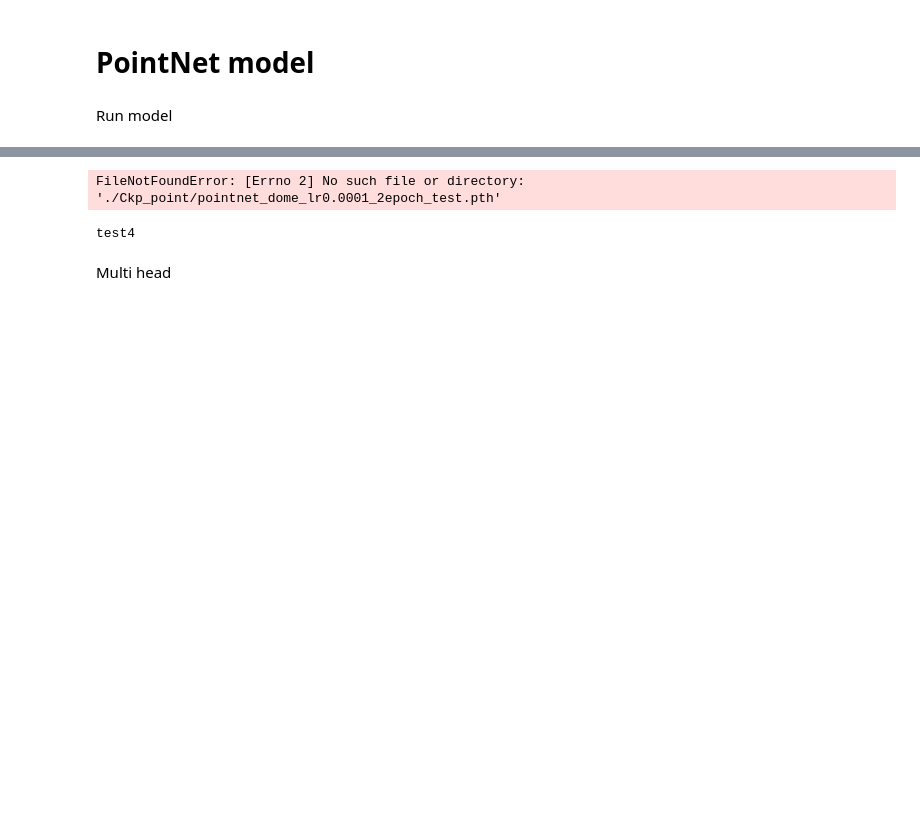
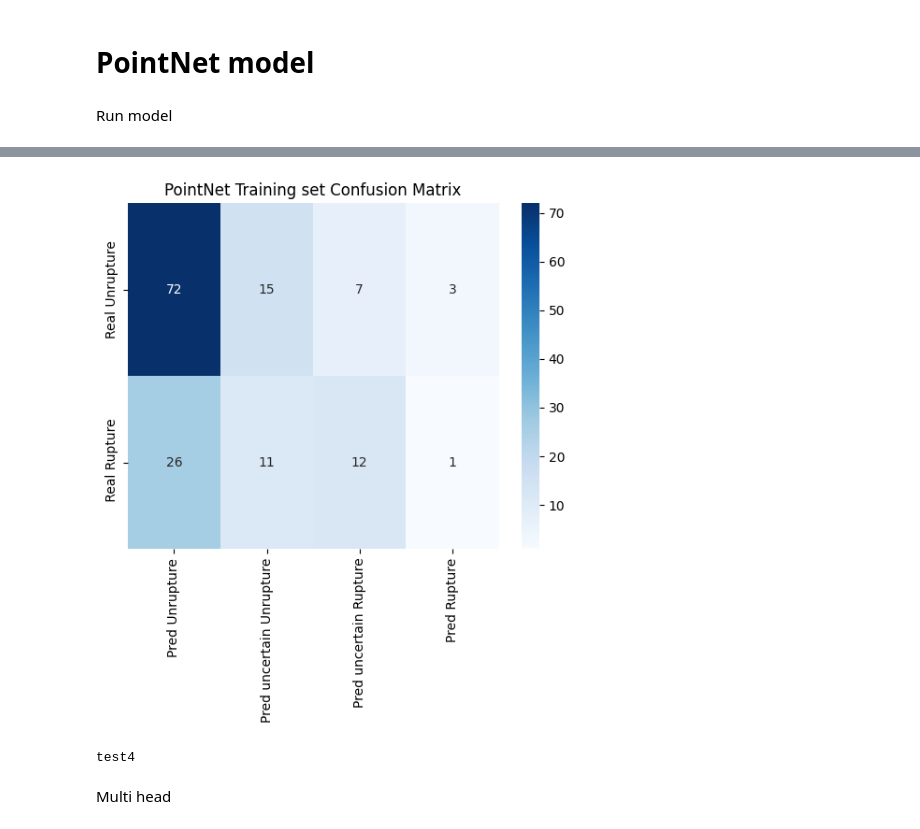
Before and after one commit to eulershadow/Wenjie_Zhang_Msc_project, a Jupyter notebook: code/Point_net_dome.ipynb, the cells around one changed output, grey strips where cells are left out. Cells and saved outputs as stored; diff of their text form; code cells hidden in the pictures; blank space fills up the shorter version.

```diff
--- a/code/Point_net_dome.ipynb
+++ b/code/Point_net_dome.ipynb
@@ -416,2 +548,40 @@ valid_loader = torch.utils.data.DataLoader(
+# %%
+from torch.utils.data import Subset
+torch.manual_seed(30)
+train_size = int(len(Aneux_Dataset) * 0.8) # 80% training data
+valid_size = len(Aneux_Dataset) - train_size
+train_data, valid_data = random_split(Aneux_Dataset, [train_size, valid_size])
+
+# indices_label_0 = torch.where(Aneux_Dataset.label == 0)[0]
+# indices_label_1 = torch.where(Aneux_Dataset.label == 1)[0]
+
+
+# label_0_rand = torch.randperm(len(indices_label_0))
+# label_1_rand = torch.randperm(len(indices_label_1))
+
+# train_indices = torch.cat((indices_label_0[torch.randperm(len(indices_label_0))[:int(474*0.8)]], indices_label_1[torch.randperm(len(indices_label_1))[:int(261*0.8)]]))
+# remaining_indices = torch.cat((indices_label_0[torch.randperm(len(indices_label_0))[int(474*0.8):]], indices_label_1[torch.randperm(len(indices_label_1))[int(261*0.8):]]))
+
+# train_dataset = Subset(Aneux_Dataset, train_indices)
+# valid_dataset = Subset(Aneux_Dataset, remaining_indices)
+
+# train_labels = torch.tensor([Aneux_Dataset.label[idx] for idx in train_indices])
+# valid_labels = torch.tensor([Aneux_Dataset.label[idx] for idx in remaining_indices])
+
+train_loader = torch.utils.data.DataLoader(
+    train_data,
+    batch_size=20,
+    shuffle=True,
+    #num_workers=2,
+    pin_memory=True
+)
+
+valid_loader = torch.utils.data.DataLoader(
+    valid_data,
+    batch_size=20, # Forward pass only so batch size can be larger
+    shuffle=False,
+    #num_workers=2,
+    pin_memory=True
+)
 # %%
 for i in train_loader:
@@ -786,7 +959,7 @@ from sklearn.metrics import confusion_matrix
 import seaborn as sns
 import functions as fun
 pointnet_copy = PointNet(classes=2)
-model_path = "./Ckp_point/pointnet_dome_lr0.0001_2epoch_test.pth"
+model_path = "./pointnet_dome_lr0.0001_1000point_fsp_50epoch_test.pth"
 load_model(pointnet_copy,model_path)
 def dim4_cm (real, pred,pred_result):
 
@@ -820,34 +993,34 @@ with torch.no_grad():
         inputs_v = inputs_v.squeeze(1).permute(0, 2, 1)
         labels = labels.to(torch.long)
         outputs = pointnet_copy.forward(inputs_v)
 
         #print(torch.exp(outputs))
 
         outputs_value = (torch.max(torch.exp(outputs), 1)[0]).data.cpu().numpy()
         outputs_result = (torch.max(torch.exp(outputs), 1)[1]).data.cpu().numpy()
 
 
         #print(outputs)
         y_pred.extend(outputs_value)
         y_pred_result.extend(outputs_result)
 
         labels = labels.data.cpu().numpy()
         y_true.extend(labels)
 
 
 cm = dim4_cm(y_true, y_pred,y_pred_result)
 sns.heatmap(cm, annot=True, fmt='d', cmap='Blues', xticklabels=["Pred Unrupture","Pred uncertain Unrupture","Pred uncertain Rupture","Pred Rupture"], yticklabels=["Real Unrupture"," Real Rupture"])
 #fun.show_pred_cm(cm,y_true)
 # classes = ["Unrupture","Rupture"]
 # cf_matrix = confusion_matrix(y_true, y_pred)
 # plt.figure(figsize=(10, 8))
 # sns.heatmap(cf_matrix, annot=True, fmt="d", cmap="Blues", xticklabels=classes, yticklabels=classes,annot_kws={"size": 9})
 # plt.xlabel("Predicted Labels")
 # plt.ylabel("True Labels")
 plt.title("PointNet Training set Confusion Matrix")
 plt.show()
 # %% [output]
-FileNotFoundError: [Errno 2] No such file or directory: './Ckp_point/pointnet_dome_lr0.0001_2epoch_test.pth'
+[figure, added]
 # %%
 import functions
 functions.test()
```
Also changed, not shown: parts of 21 cells of this notebook, 14 other files.
